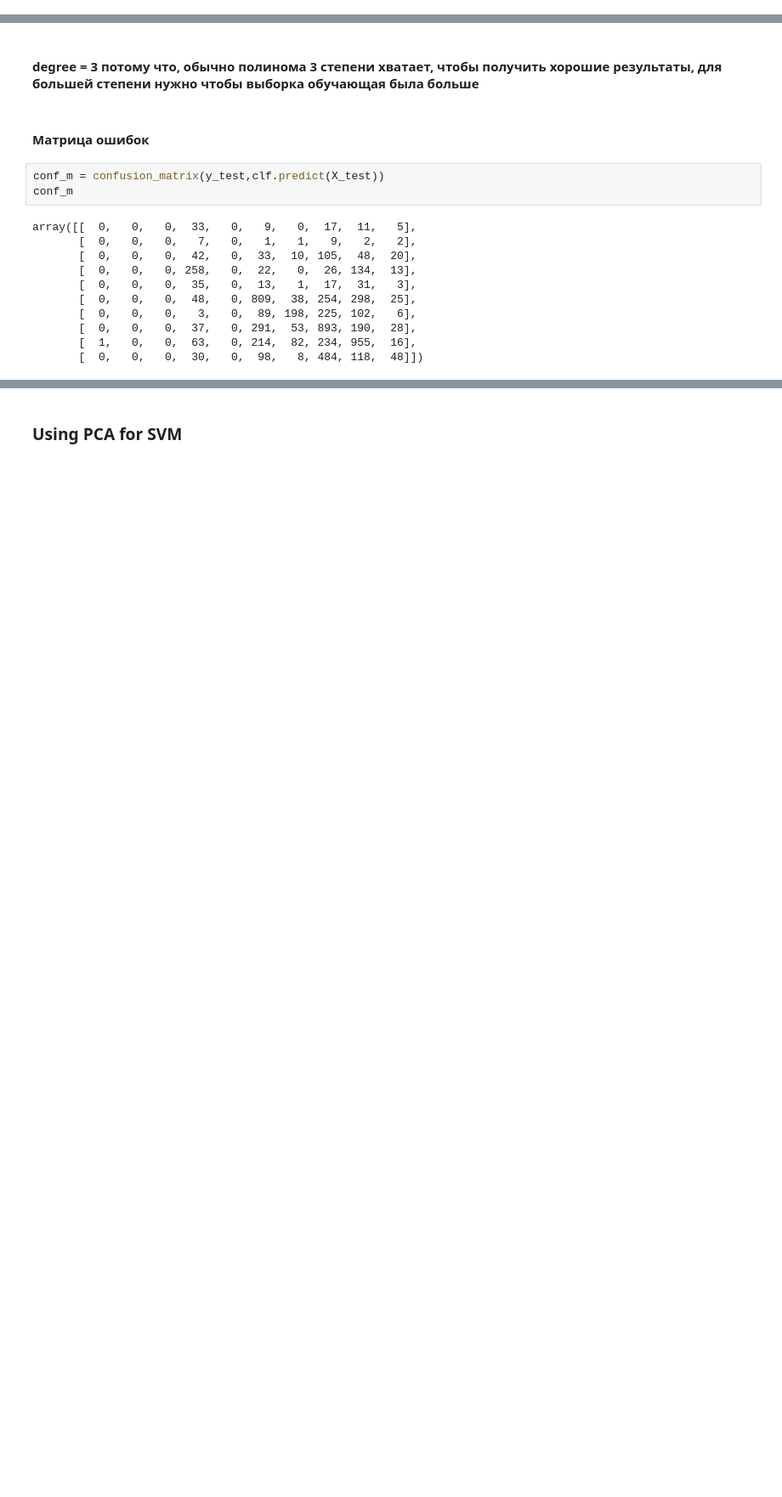
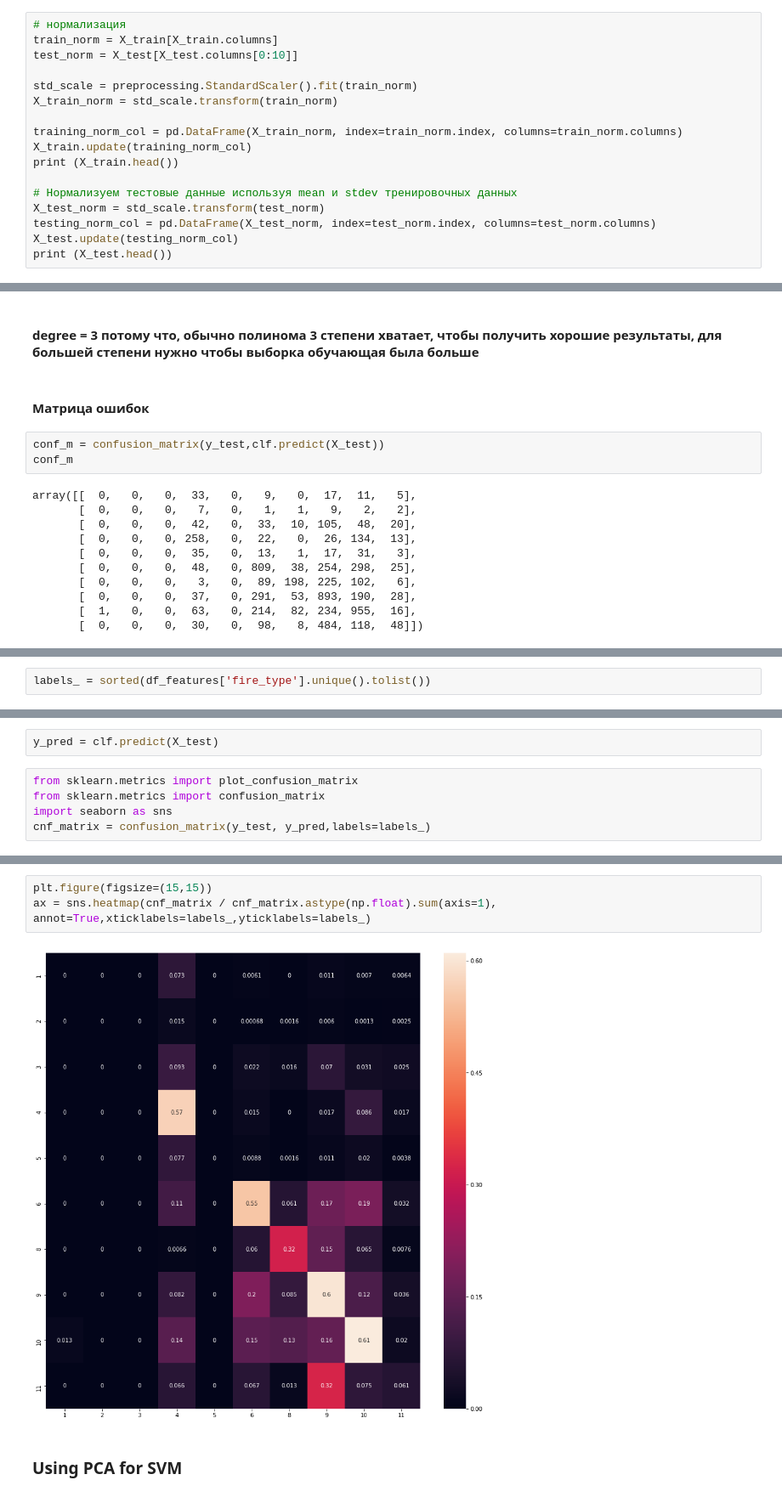
Before and after one commit to topusOctopus/Ml_tasks_Zolotykh, a Jupyter notebook: lab1_classification.ipynb, the cells around one changed output, grey strips where cells are left out. Shown at 85% size. Saved outputs shown, nothing was run; the diff lists cells and outputs as text; blank space fills up the shorter version.

```diff
--- a/lab1_classification.ipynb
+++ b/lab1_classification.ipynb
@@ -641,0 +788,17 @@ KNN:
+# %%
+# нормализация
+train_norm = X_train[X_train.columns]
+test_norm = X_test[X_test.columns[0:10]]
+
+std_scale = preprocessing.StandardScaler().fit(train_norm)
+X_train_norm = std_scale.transform(train_norm)
+
+training_norm_col = pd.DataFrame(X_train_norm, index=train_norm.index, columns=train_norm.columns)
+X_train.update(training_norm_col)
+print (X_train.head())
+
+# Нормализуем тестовые данные используя mean и stdev тренировочных данных
+X_test_norm = std_scale.transform(test_norm)
+testing_norm_col = pd.DataFrame(X_test_norm, index=test_norm.index, columns=test_norm.columns)
+X_test.update(testing_norm_col)
+print (X_test.head())
@@ -730,0 +886,2 @@ plt.show()
+# %%
+labels_ = sorted(df_features['fire_type'].unique().tolist())
@@ -730,0 +892,7 @@ plt.show()
+# %%
+y_pred = clf.predict(X_test)
+# %%
+from sklearn.metrics import plot_confusion_matrix
+from sklearn.metrics import confusion_matrix
+import seaborn as sns
+cnf_matrix = confusion_matrix(y_test, y_pred,labels=labels_)
@@ -731,3 +901,8 @@ plt.show()
+# %%
+plt.figure(figsize=(15,15))
+ax = sns.heatmap(cnf_matrix / cnf_matrix.astype(np.float).sum(axis=1), annot=True,xticklabels=labels_,yticklabels=labels_)
+# %% [output]
+[figure, added]
 # %% [markdown]
 ### Using PCA for SVM
 # %%
```
Also changed, not shown: parts of 70 cells of this notebook.
